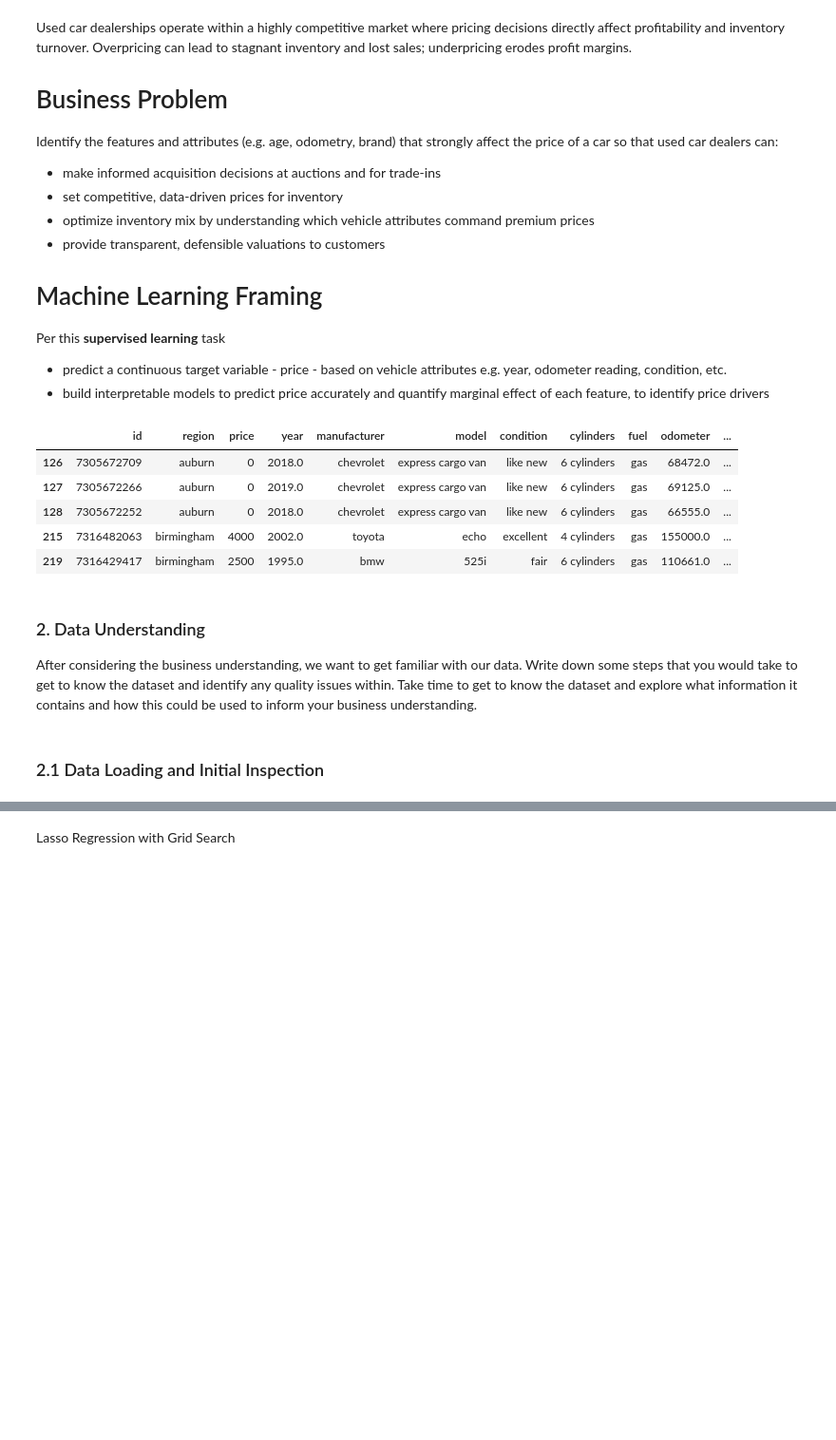
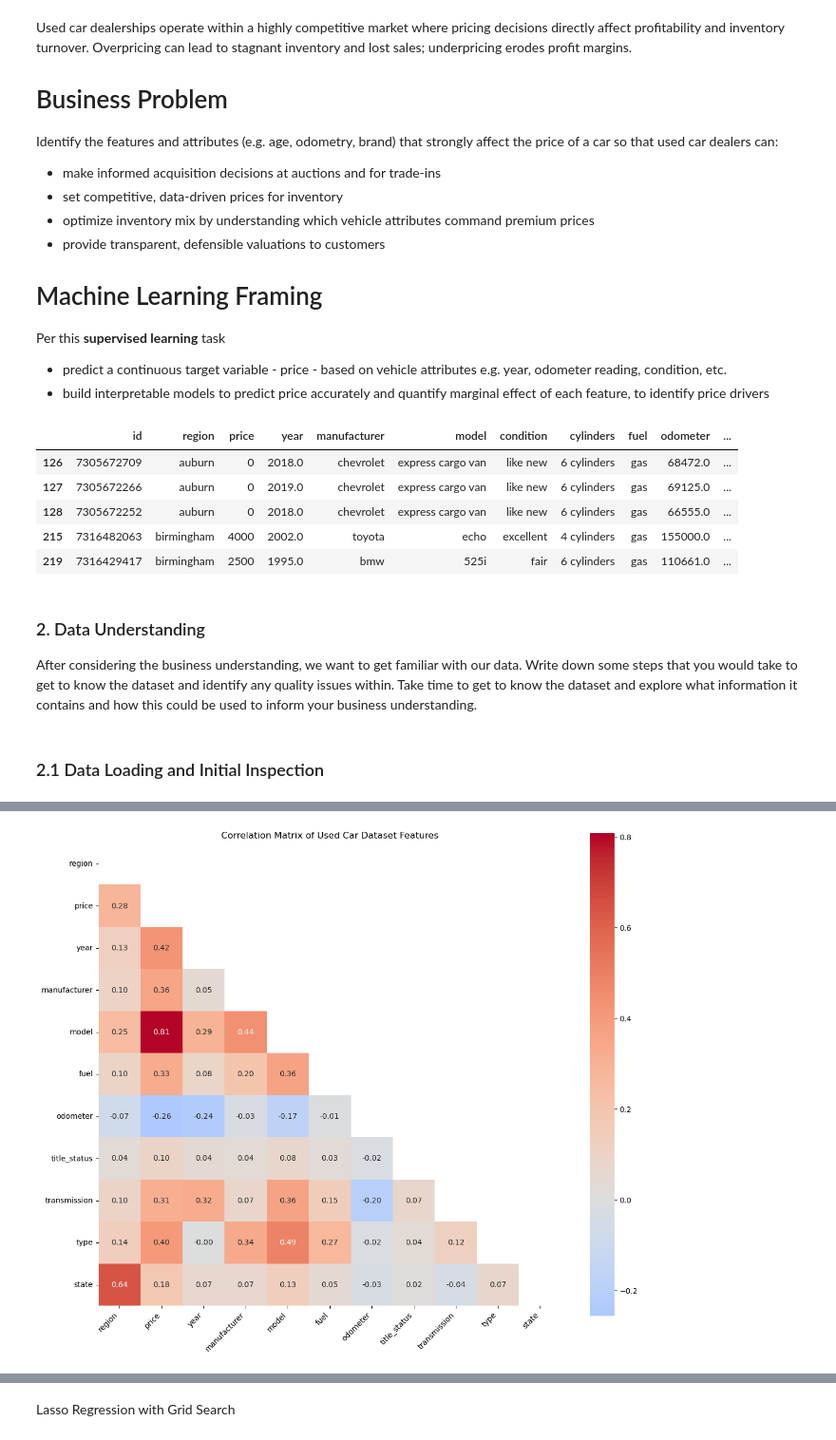
Before and after one commit to peanutenthusiast/urban-spock, a Jupyter notebook: prompt_II.ipynb, the cells around one changed output, grey strips where cells are left out. Shown at 95% size. Cells and saved outputs as stored; diff of their text form; code cells hidden in the pictures; blank space fills up the shorter version.

```diff
--- a/prompt_II.ipynb
+++ b/prompt_II.ipynb
@@ -380,0 +410,21 @@ Ridge Test MAE : 6,245.95
+# %%
+vehicles_encoded = vehicles_clean.copy()
+
+target_encoder_cols = categorical_cols.copy()
+
+target_encoder_cols.remove('paint_color')
+
+
+remove_columns = [col for col in vehicles_encoded.columns.tolist() if col not in target_encoder_cols + numeric_cols + ['condition', 'price']]
+
+vehicles_encoded.drop(columns=remove_columns, inplace=True)
+vehicles_encoded.dropna(inplace=True)
+
+vehicles['model'] = vehicles['model'].str.replace(r'[^a-zA-Z0-9\s]', '', regex=True)
+
+for col in target_encoder_cols:
+    vehicles_encoded[f'{col}_encoded'] = vehicles_encoded.groupby(col)['price'].transform('mean')
+    vehicles_encoded[col] = pd.to_numeric(vehicles_encoded[f'{col}_encoded'].astype(float)) # Keep as float
+    vehicles_encoded.drop(columns=f'{col}_encoded', inplace=True)
+
+vehicles_encoded.info()
@@ -380,0 +450,16 @@ Ridge Test MAE : 6,245.95
+# %%
+# Create correlation matrix of all features
+correlation_matrix = vehicles_encoded.corr()
+
+# Visualize correlation matrix
+plt.figure(figsize=(12, 10))
+mask = np.triu(np.ones_like(correlation_matrix))
+sns.heatmap(correlation_matrix, mask=mask, annot=True, cmap='coolwarm',
+            center=0, fmt='.2f', square=True)
+plt.title('Correlation Matrix of Used Car Dataset Features')
+plt.xticks(rotation=45, ha='right')
+plt.yticks(rotation=0)
+plt.tight_layout()
+plt.show()
+# %% [output]
+[figure, added]
```
Also changed, not shown: parts of 79 cells of this notebook.
